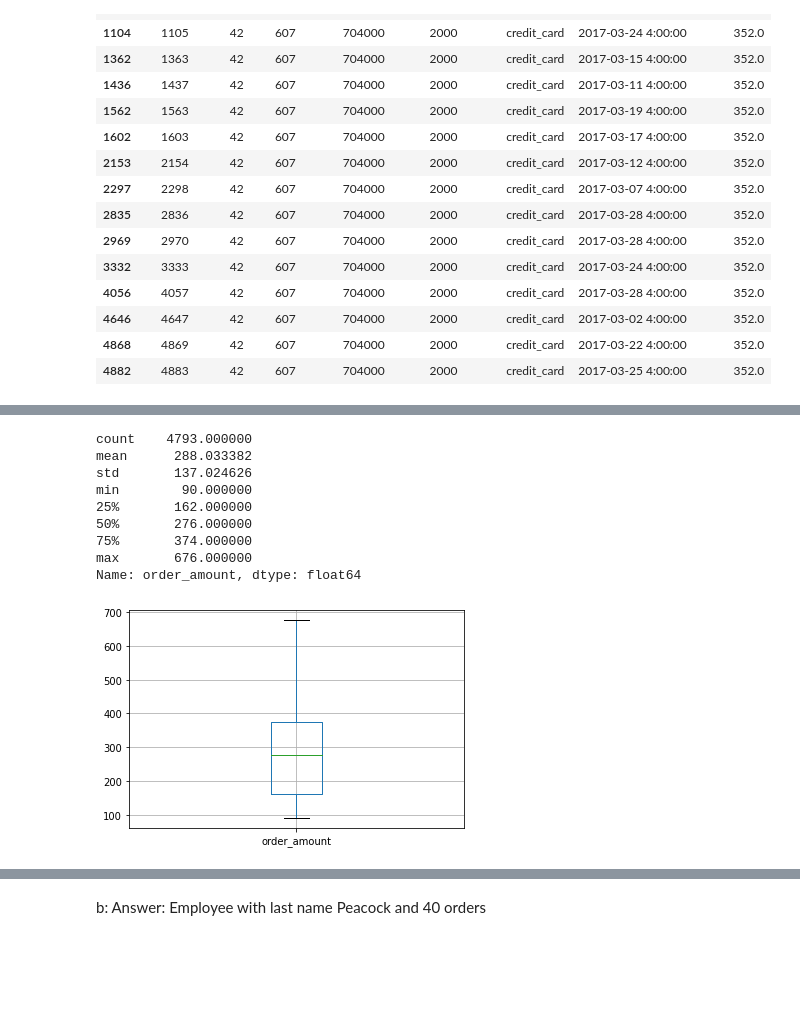
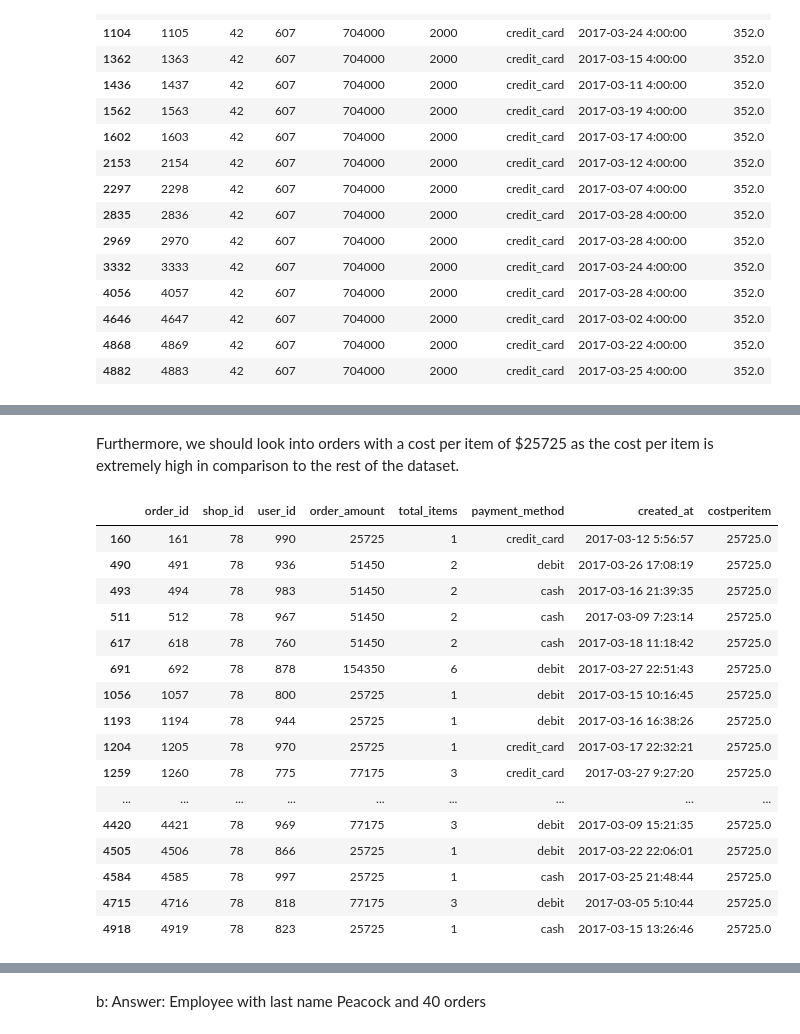
Before and after one commit to SJIA01/Shopify-DS-Challenge, a Jupyter notebook: 2022 Shopify Data Science Challenge.ipynb, the cells around one changed output, grey strips where cells are left out. Saved outputs shown, nothing was run; the diff lists cells and outputs as text; code cells hidden in the pictures; blank space fills up the shorter version.

```diff
--- a/2022 Shopify Data Science Challenge.ipynb
+++ b/2022 Shopify Data Science Challenge.ipynb
@@ -183,16 +182,22 @@ Lastly, we should always remove outliers from out dataset.
-# %%
-IQR = df['order_amount'].quantile(.75) - df['order_amount'].quantile(.25)
-clean_data = df[(df['order_amount'] < df['order_amount'].quantile(.5) + IQR*1.75) & (df['order_amount'] > df['order_amount'].quantile(.5) - IQR*1.75)]
-clean_data.boxplot('order_amount')
-clean_data['order_amount'].describe()
-# %% [output]
-count    4793.000000
-mean      288.033382
-std       137.024626
-min        90.000000
-25%       162.000000
-50%       276.000000
-75%       374.000000
-max       676.000000
-Name: order_amount, dtype: float64
-[figure, removed]
+# %% [markdown]
+Furthermore, we should look into orders with a cost per item of $25725 as the cost per item is extremely high in comparison to the rest of the dataset.
+# %%
+df.loc[df['costperitem'] == 25725]
+# %% [output]
+|  | order_id | shop_id | user_id | order_amount | total_items | payment_method | created_at | costperitem |
+| 160 | 161 | 78 | 990 | 25725 | 1 | credit_card | 2017-03-12 5:56:57 | 25725.0 |
+| 490 | 491 | 78 | 936 | 51450 | 2 | debit | 2017-03-26 17:08:19 | 25725.0 |
+| 493 | 494 | 78 | 983 | 51450 | 2 | cash | 2017-03-16 21:39:35 | 25725.0 |
+| 511 | 512 | 78 | 967 | 51450 | 2 | cash | 2017-03-09 7:23:14 | 25725.0 |
+| 617 | 618 | 78 | 760 | 51450 | 2 | cash | 2017-03-18 11:18:42 | 25725.0 |
+| 691 | 692 | 78 | 878 | 154350 | 6 | debit | 2017-03-27 22:51:43 | 25725.0 |
+| 1056 | 1057 | 78 | 800 | 25725 | 1 | debit | 2017-03-15 10:16:45 | 25725.0 |
+| 1193 | 1194 | 78 | 944 | 25725 | 1 | debit | 2017-03-16 16:38:26 | 25725.0 |
+| 1204 | 1205 | 78 | 970 | 25725 | 1 | credit_card | 2017-03-17 22:32:21 | 25725.0 |
+| 1259 | 1260 | 78 | 775 | 77175 | 3 | credit_card | 2017-03-27 9:27:20 | 25725.0 |
+| ... | ... | ... | ... | ... | ... | ... | ... | ... |
+| 4420 | 4421 | 78 | 969 | 77175 | 3 | debit | 2017-03-09 15:21:35 | 25725.0 |
+| 4505 | 4506 | 78 | 866 | 25725 | 1 | debit | 2017-03-22 22:06:01 | 25725.0 |
+| 4584 | 4585 | 78 | 997 | 25725 | 1 | cash | 2017-03-25 21:48:44 | 25725.0 |
+| 4715 | 4716 | 78 | 818 | 77175 | 3 | debit | 2017-03-05 5:10:44 | 25725.0 |
+| 4918 | 4919 | 78 | 823 | 25725 | 1 | cash | 2017-03-15 13:26:46 | 25725.0 |
```
Also changed, not shown: parts of 19 cells of this notebook.
